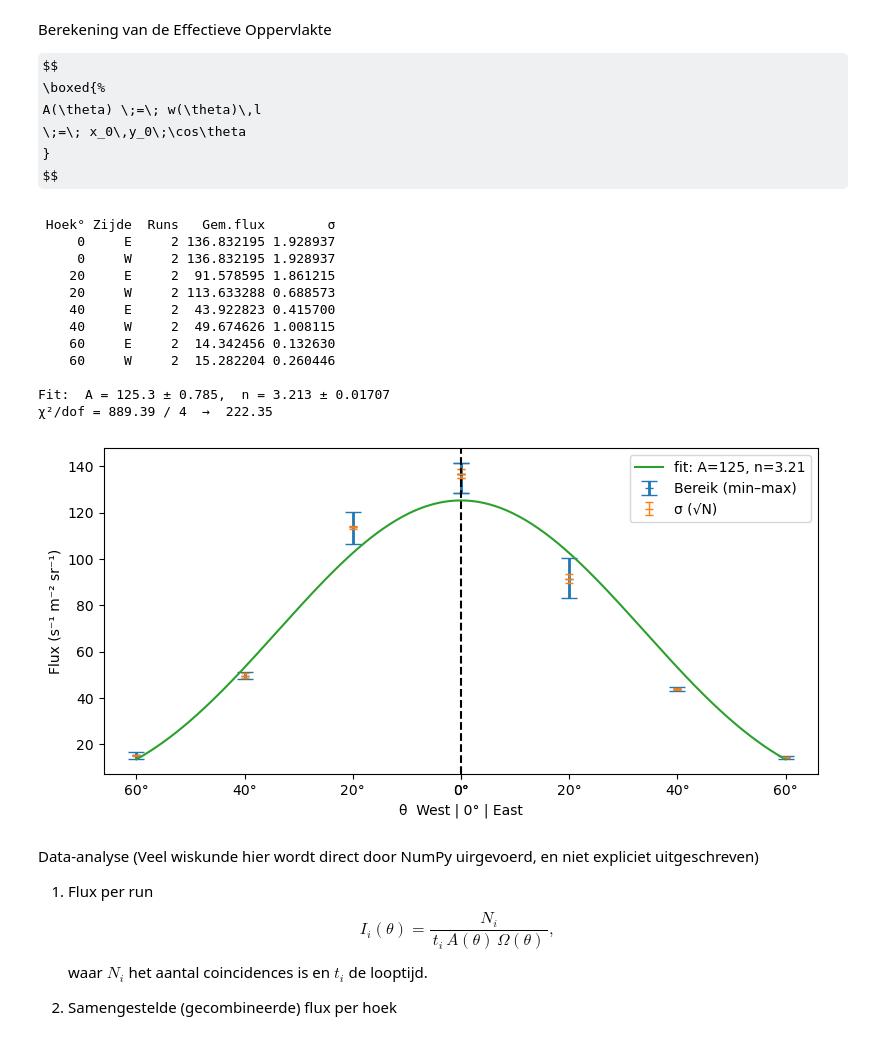
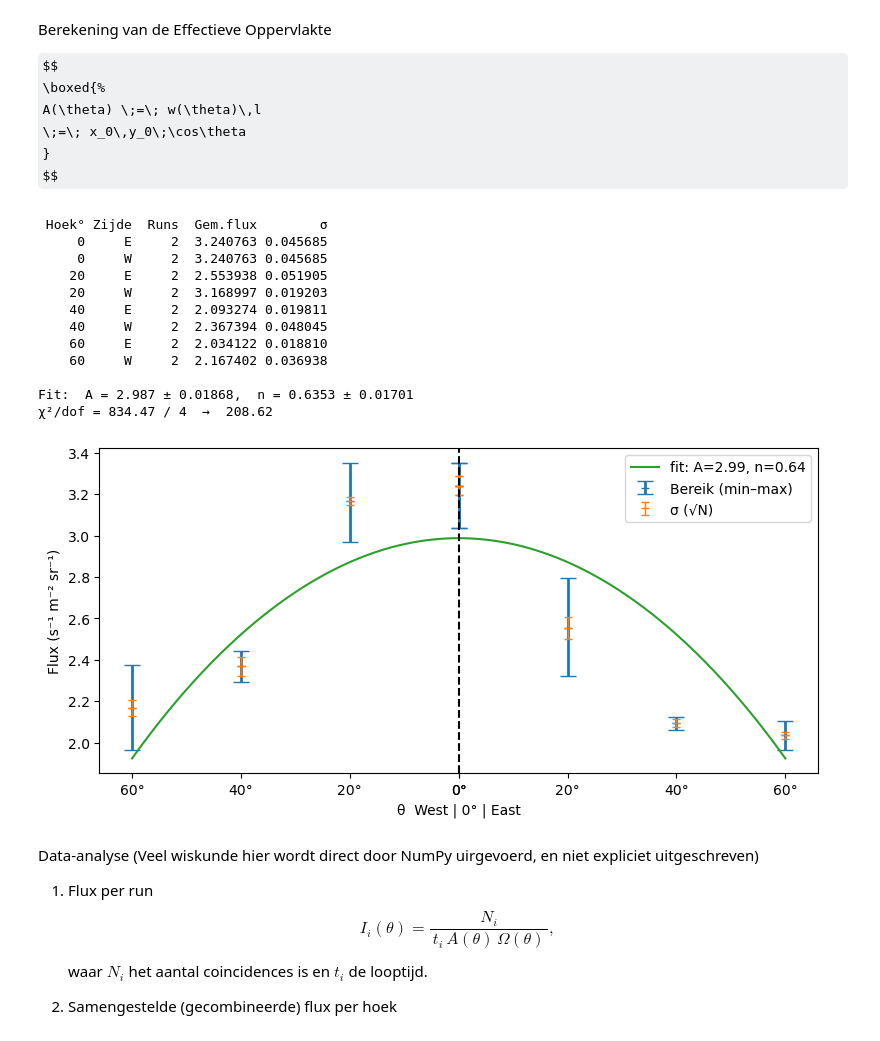
Before and after one commit to sude-larabildirici/2025-Projects_Team-4-Measurement-of-the-Asymmetry-of-the-Cosmic-Muon-Flux, a Jupyter notebook: muon_detector_data_analyse.ipynb, the cells around one changed output. Drawn from its saved outputs; the diff is of its cells as text; code cells hidden in the pictures; some formulas as TeX source.

```diff
--- a/muon_detector_data_analyse.ipynb
+++ b/muon_detector_data_analyse.ipynb
@@ -32,10 +32,16 @@ import pandas as pd
 import numpy as np
 import matplotlib.pyplot as plt
 from scipy.optimize import curve_fit
+from mpmath import sec
 
+# ------------------------------------------------------------
+# Basisafmetingen in meter (zoals in het oorspronkelijke script)
+# ------------------------------------------------------------
+# x₀ = halve breedte, y₀ = halve lengte, h₀ = afstand tussen middens
 x_0 = 4.5e-2
 y_0 = 20.0e-2
 h_0 = 86.0e-2
+z_0 = h_0/2
 
 def get_x_projection(theta_deg):
     """Halve breedte‐projectie bij helling θ (deg)."""
@@ -44,7 +50,7 @@ def get_x_projection(theta_deg):
 
 def get_h_projection(theta_deg):
     """Projectie van de middenafstand h₀ op de verticaal."""
-    return h_0 * math.cos(math.radians(theta_deg))
+    return h_0 * sec(math.radians(theta_deg))
 
 
 def get_solid_angle(theta_deg):
@@ -58,7 +64,14 @@ def get_solid_angle(theta_deg):
 
 def get_area(theta_deg):
     """Effectief oppervlak bij hoek θ (deg)."""
-    return get_x_projection(theta_deg) * y_0
+    return 2 * (x_0 + z_0) * 2 * y_0
+
+files = [
+    "hoek_0_c1.csv", "hoek_0_c2.csv",
+    "hoek_20_E_c1.csv", "hoek_20_E_c2.csv", "hoek_20_W_c1.csv", "hoek_20_W_c2.csv",
+    "hoek_40_E_c1.csv", "hoek_40_E_c2.csv", "hoek_40_W_c1.csv", "hoek_40_W_c2.csv",
+    "hoek_60_E_c1.csv", "hoek_60_E_c2.csv", "hoek_60_W_c1.csv", "hoek_60_W_c2.csv",
+]
 
 stats = {}
 for name in files:
@@ -87,6 +100,9 @@ for name in files:
 if (0, "E") in stats and (0, "W") not in stats:
     stats[(0, "W")] = stats[(0, "E")]
 
+# ------------------------------------------------------------
+# Samenvatten & foutbalken
+# ------------------------------------------------------------
 rows, x, y, lo, hi, sigma = [], [], [], [], [], []
 for (angle, side), d in sorted(stats.items()):
     area        = get_area(angle)
@@ -99,22 +115,25 @@ for (angle, side), d in sorted(stats.items()):
     pos = angle if side == "E" else -angle
     x.append(pos)
     y.append(mean)
-    lo.append(max(0, mean - min(d["runs"])))  # nooit negatief -> Gaf veel problemen met de yerr, bij plotten.
+    lo.append(max(0, mean - min(d["runs"])))  # nooit negatief
     hi.append(max(0, max(d["runs"]) - mean))
     sigma.append(err)
 
-# Print de resultaten in tabel-vorm
+# DataFrame voor console‑weergave
 result = pd.DataFrame(rows, columns=["Hoek°", "Zijde", "Runs", "Gem.flux", "σ"])
 print(result.to_string(index=False))
 
+# ------------------------------------------------------------
 # Fit: I(θ) = A · cosⁿ θ  (θ in graden, |θ| voor symmetrie)
+# ------------------------------------------------------------
+
 def cosn(theta_deg, A, n):
     return A * np.cos(np.deg2rad(np.abs(theta_deg))) ** n
 
 x_arr     = np.array(x)
 y_arr     = np.array(y)
 sigma_arr = np.array(sigma)
-mask = np.abs(x_arr) > 0            # negeer 0° bij fit -> kreeg gekke uitslagen hierdoor
+mask = np.abs(x_arr) > 0            # negeer 0° bij fit (slappe informatie)
 
 popt, pcov = curve_fit(
     cosn, x_arr[mask], y_arr[mask], p0=(y_arr.max(), 2.0), sigma=sigma_arr[mask],
@@ -125,46 +144,48 @@ chi2 = np.sum(((y_arr[mask] - cosn(x_arr[mask], *popt)) / sigma_arr[mask]) ** 2)
 dof  = mask.sum() - len(popt)
 
 print(
     f"\nFit:  A = {popt[0]:.4g} ± {perr[0]:.4g},  n = {popt[1]:.4g} ± {perr[1]:.4g}"
 )
 print(f"χ²/dof = {chi2:.2f} / {dof:d}  →  {chi2/dof:.2f}\n")
 
-# Plot
+# ------------------------------------------------------------
+# Plot (met niet‑negatieve y‑foutbalken + fitcurve)
+# ------------------------------------------------------------
 lo    = np.clip(lo,    0, None)
 hi    = np.clip(hi,    0, None)
 sigma = np.clip(sigma, 0, None)
 
 plt.figure(figsize=(8, 4))
 plt.errorbar(x, y, yerr=[lo, hi], fmt="_", elinewidth=2, capsize=6,
              label="Bereik (min–max)")
 plt.errorbar(x, y, yerr=sigma, fmt="_", elinewidth=1, capsize=3,
              label="σ (√N)")
 
 # Fit‑curve over ±60°
 grid = np.linspace(-60, 60, 301)
 plt.plot(grid, cosn(grid, *popt), label=f"fit: A={popt[0]:.3g}, n={popt[1]:.2f}")
 
 plt.axvline(0, color="k", ls="--")
 plt.xticks(x, [f"{abs(v):.0f}°" for v in x])
 plt.xlabel("θ  West | 0° | East")
 plt.ylabel("Flux (s⁻¹ m⁻² sr⁻¹)")
 plt.legend(loc="upper right")
 plt.tight_layout()
 plt.show()
 # %% [output]
- Hoek° Zijde  Runs   Gem.flux        σ
-     0     E     2 136.832195 1.928937
-     0     W     2 136.832195 1.928937
-    20     E     2  91.578595 1.861215
-    20     W     2 113.633288 0.688573
-    40     E     2  43.922823 0.415700
-    40     W     2  49.674626 1.008115
-    60     E     2  14.342456 0.132630
-    60     W     2  15.282204 0.260446
+ Hoek° Zijde  Runs  Gem.flux        σ
+     0     E     2  3.240763 0.045685
+     0     W     2  3.240763 0.045685
+    20     E     2  2.553938 0.051905
+    20     W     2  3.168997 0.019203
+    40     E     2  2.093274 0.019811
+    40     W     2  2.367394 0.048045
+    60     E     2  2.034122 0.018810
+    60     W     2  2.167402 0.036938
 
-Fit:  A = 125.3 ± 0.785,  n = 3.213 ± 0.01707
-χ²/dof = 889.39 / 4  →  222.35
+Fit:  A = 2.987 ± 0.01868,  n = 0.6353 ± 0.01701
+χ²/dof = 834.47 / 4  →  208.62
-[figure, old version]
+[figure, new version]
 # %% [markdown]
 Data‐analyse (Veel wiskunde hier wordt direct door NumPy uirgevoerd, en niet expliciet uitgeschreven)
 
```
Also changed, not shown: parts of 1 cell of this notebook.
